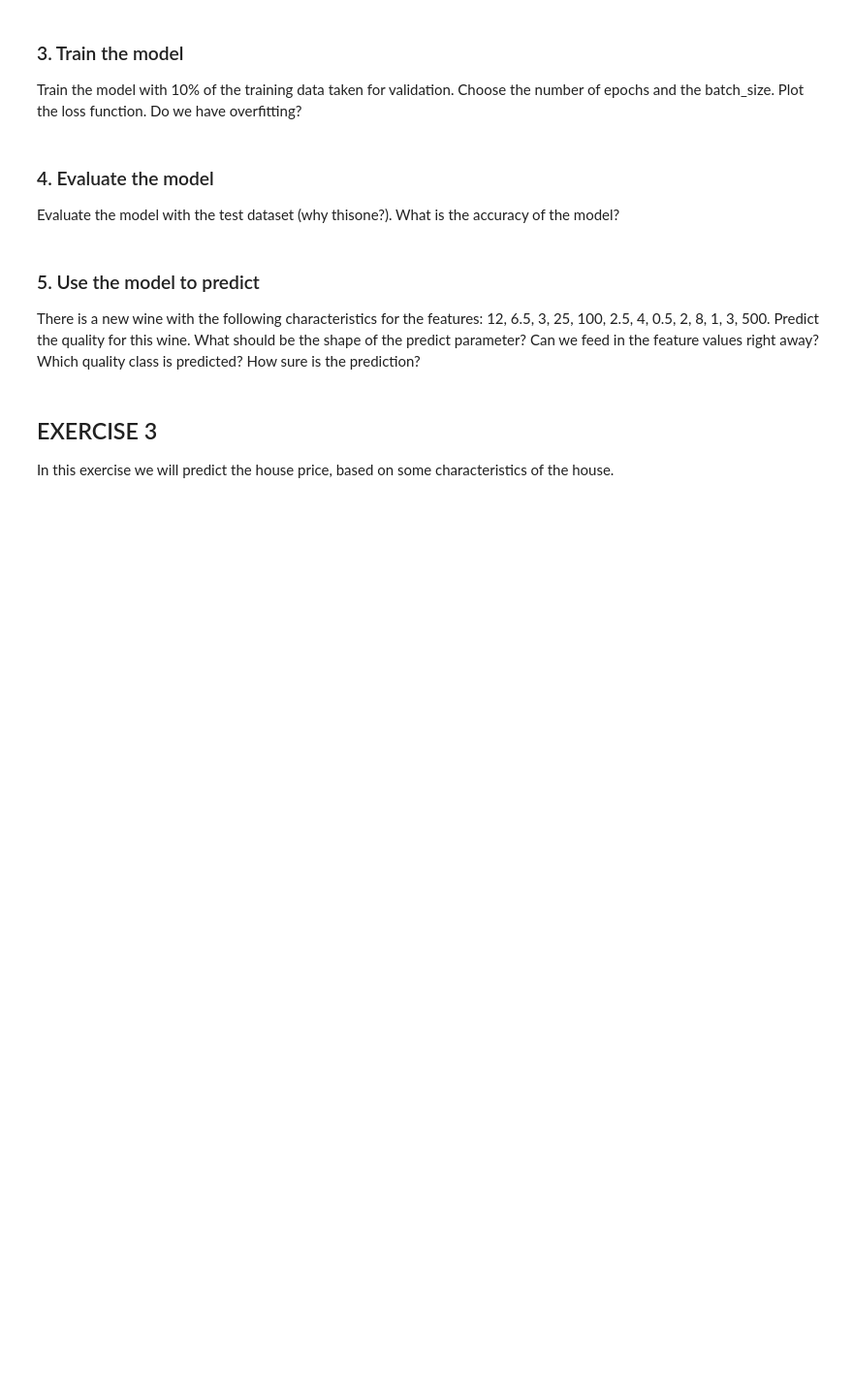
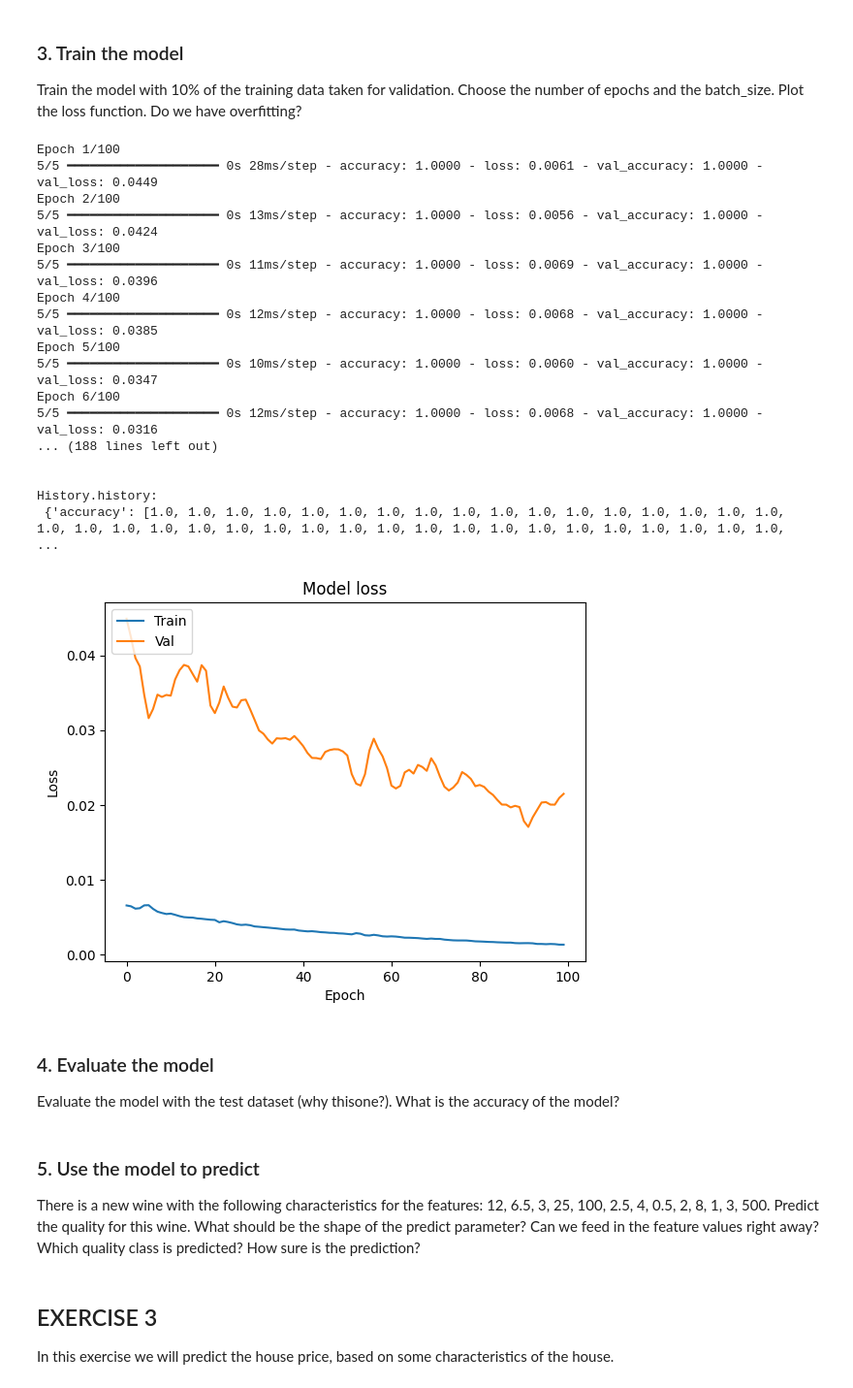
Before and after one commit to anir333/DataAndAInotesYear2Semester1, a Jupyter notebook: Python/dai2_dai3/Week6/06-Artificial neural networks/06.03_NN_Exercises.ipynb, the cells around one changed output. Shown at 97% size. Drawn from its saved outputs; the diff is of its cells as text; code cells hidden in the pictures; blank space fills up the shorter version.

```diff
--- a/Python/dai2_dai3/Week6/06-Artificial neural networks/06.03_NN_Exercises.ipynb
+++ b/Python/dai2_dai3/Week6/06-Artificial neural networks/06.03_NN_Exercises.ipynb
@@ -33,2 +80,9 @@ b. Scale the input using min_max scaling (why do we do this?). Split the data in
 # %%
 # split
+wine_train_x, wine_test_x, wine_train_y, wine_test_y = train_test_split(wine_x_norm, wine_y, test_size=.15)
+# To be able to validate our model
+"""
+2. **Train-Test Split**:
+   - **Why**: We need to train the model with some data, but also test it on data it has never seen before. This helps us understand how well it will work in real life (with new data).
+   - **In simple terms**: We train the model on one set of data and test it on another to see if it can make accurate predictions.
+"""
@@ -35,2 +91,12 @@ b. Scale the input using min_max scaling (why do we do this?). Split the data in
 # %%
+from tensorflow.keras.utils import to_categorical
 # convert output to right format
+y_train_onehot = to_categorical(wine_train_y)
+y_test_onehot = to_categorical(wine_test_y)
+print(y_train_onehot.shape)
+
+"""
+3. **One-Hot Encoding**:
+   - **Why**: Machine learning models need numerical data to work. One-hot encoding turns categories (like "dog", "cat", "fish") into numbers so the model can process them correctly.
+   - **In simple terms**: We change categories into numbers so the model can understand them.
+"""
@@ -40,3 +115,20 @@ b. Scale the input using min_max scaling (why do we do this?). Split the data in
 Define the input layer with the right number of nodes. For the hidden layers, try out several options yourself. Define the output layer with the right number of nodes and a correct activation function. Print a model summary and compile the model with the Adam optimizer (choose the learning rate yourself), the correct loss function and a well choosen metric.
 # %%
 # define the model
+wine_x_norm.shape
+inputs = Input(shape=(13,))
+# 2 hidden layer
+x = Dense(128, activation='relu')(inputs)
+x = Dense(64, activation='relu')(x)
+# output layer
+outputs = Dense(3, activation='softmax')(x)
+# construct the model
+model = Model(inputs, outputs, name='WINE')
+# print a summary
+model.summary()
+# compile the model
+model.compile(
+    optimizer=Adam(learning_rate=0.001),
+    loss='categorical_crossentropy',
+    metrics=['accuracy']
+)
@@ -45,7 +153,36 @@ Define the input layer with the right number of nodes. For the hidden layers, tr
 
 Train the model with 10% of the training data taken for validation. Choose the number of epochs and the batch_size. Plot the loss function. Do we have overfitting?
 # %%
+from plot_loss import plot_loss
 # train the model
+history = model.fit(
+    wine_train_x, # training input
+    y_train_onehot, # training targets
+    epochs=100,
+    batch_size=32,
+    validation_split=0.1,
+)
+# plot loss function
+plot_loss(history)
+# %% [output]
+Epoch 1/100
+5/5 ━━━━━━━━━━━━━━━━━━━━ 0s 28ms/step - accuracy: 1.0000 - loss: 0.0061 - val_accuracy: 1.0000 - val_loss: 0.0449
+Epoch 2/100
+5/5 ━━━━━━━━━━━━━━━━━━━━ 0s 13ms/step - accuracy: 1.0000 - loss: 0.0056 - val_accuracy: 1.0000 - val_loss: 0.0424
+Epoch 3/100
+5/5 ━━━━━━━━━━━━━━━━━━━━ 0s 11ms/step - accuracy: 1.0000 - loss: 0.0069 - val_accuracy: 1.0000 - val_loss: 0.0396
+Epoch 4/100
+5/5 ━━━━━━━━━━━━━━━━━━━━ 0s 12ms/step - accuracy: 1.0000 - loss: 0.0068 - val_accuracy: 1.0000 - val_loss: 0.0385
+Epoch 5/100
+5/5 ━━━━━━━━━━━━━━━━━━━━ 0s 10ms/step - accuracy: 1.0000 - loss: 0.0060 - val_accuracy: 1.0000 - val_loss: 0.0347
+Epoch 6/100
+5/5 ━━━━━━━━━━━━━━━━━━━━ 0s 12ms/step - accuracy: 1.0000 - loss: 0.0068 - val_accuracy: 1.0000 - val_loss: 0.0316
+... (188 lines left out)
+
+
+History.history:
+ {'accuracy': [1.0, 1.0, 1.0, 1.0, 1.0, 1.0, 1.0, 1.0, 1.0, 1.0, 1.0, 1.0, 1.0, 1.0, 1.0, 1.0, 1.0, 1.0, 1.0, 1.0, 1.0, 1.0, 1.0, 1.0, 1.0, 1.0, 1.0, 1.0, 1.0, 1.0, 1.0, 1.0, 1.0, 1.0, 1.0, 1.0, 1.0,  ...
+[figure, added]
 # %% [markdown]
 ### 4. Evaluate the model
 
```
Also changed, not shown: parts of 8 cells of this notebook, 9 other files.
